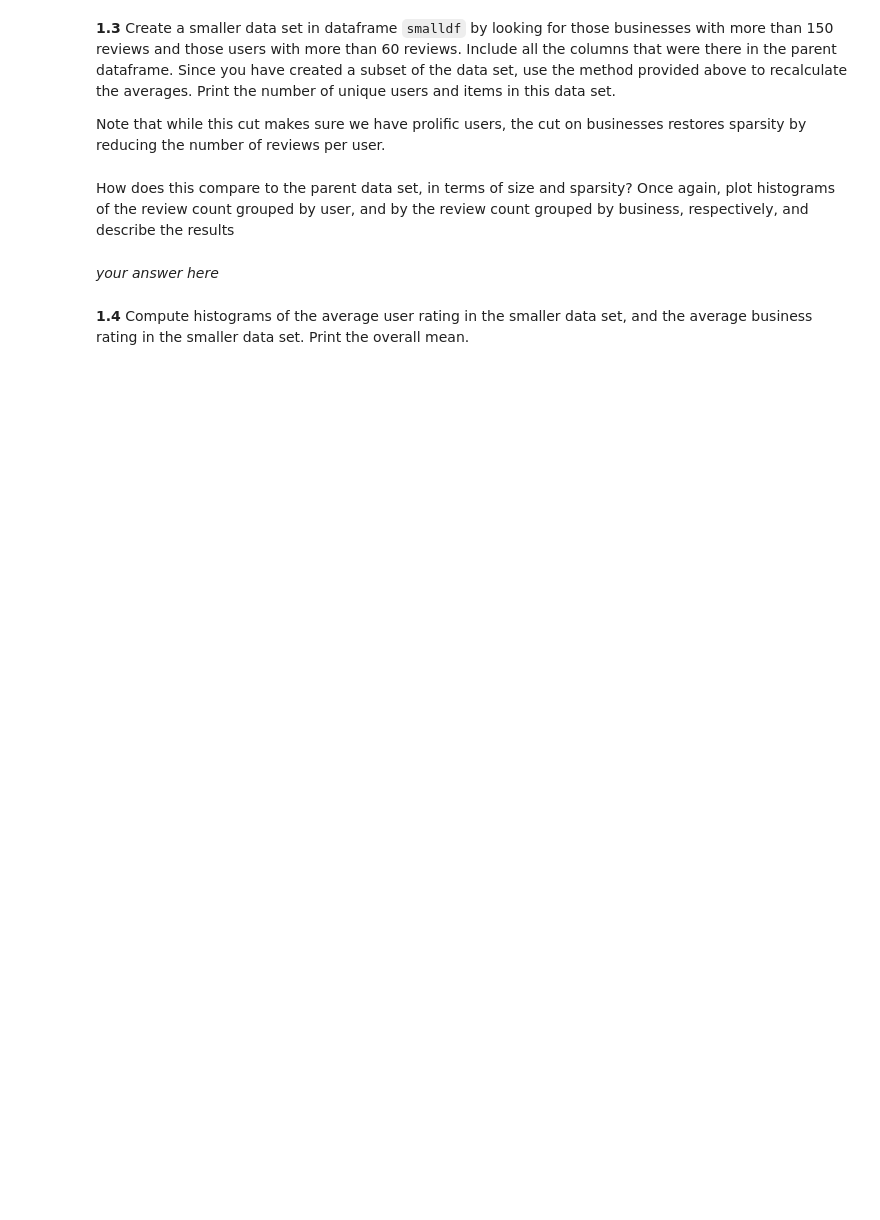
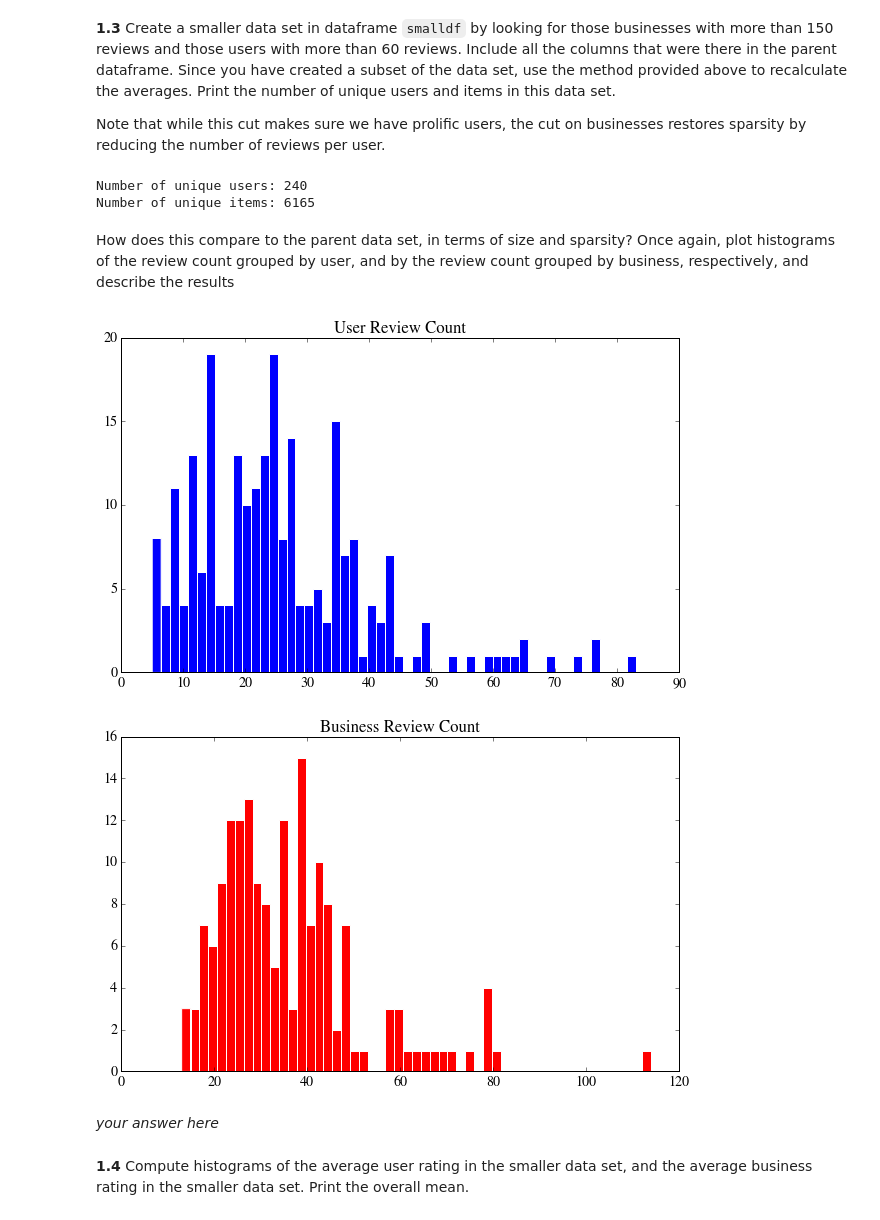
Before and after one commit to LinfinityLab/data-science-hw-assignments, a Jupyter notebook: lin_w_hw4/HW4.ipynb, the cells around one changed output. Saved outputs shown, nothing was run; the diff lists cells and outputs as text; code cells hidden in the pictures; blank space fills up the shorter version.

```diff
--- a/lin_w_hw4/HW4.ipynb
+++ b/lin_w_hw4/HW4.ipynb
@@ -223,2 +261,13 @@ Note that while this cut makes sure we have prolific users, the cut on businesse
+# %%
+#your code here
+smalldf = fulldf[(fulldf['business_review_count']>150) & (fulldf['user_review_count']>60)]
+smalldf = recompute_frame(smalldf)
+unique_users = len(np.unique(smalldf["user_id"]))
+smalldf_items = len(smalldf)
+print('Number of unique users:', unique_users)
+print('Number of unique items:', smalldf_items)
+# %% [output]
+Number of unique users: 240
+Number of unique items: 6165
 # %% [markdown]
 How does this compare to the parent data set, in terms of size and sparsity? Once again, plot histograms of the review count grouped by user, and by the review count grouped by business, respectively, and describe the results
@@ -227,3 +274,19 @@ How does this compare to the parent data set, in terms of size and sparsity? Onc
+# %%
+#your code here
+user_group_smalldf = smalldf.groupby('user_id')
+user_review_count_smalldf = user_group_smalldf.review_id.count()
+plt.hist(user_review_count_smalldf, bins=len(np.unique(user_review_count_smalldf.values)), color='blue')
+plt.title('User Review Count')
+plt.show()
+
+business_group_smalldf = smalldf.groupby('business_id')
+business_review_count_smalldf = business_group_smalldf.review_id.count()
+plt.hist(business_review_count_smalldf, bins=len(np.unique(business_review_count_smalldf.values)), color='red')
+plt.title('Business Review Count')
+plt.show()
+# %% [output]
+[figure, added]
+[figure, added]
 # %% [markdown]
 *your answer here*
 # %% [markdown]
```
Also changed, not shown: parts of 59 cells of this notebook, 2 other files.
